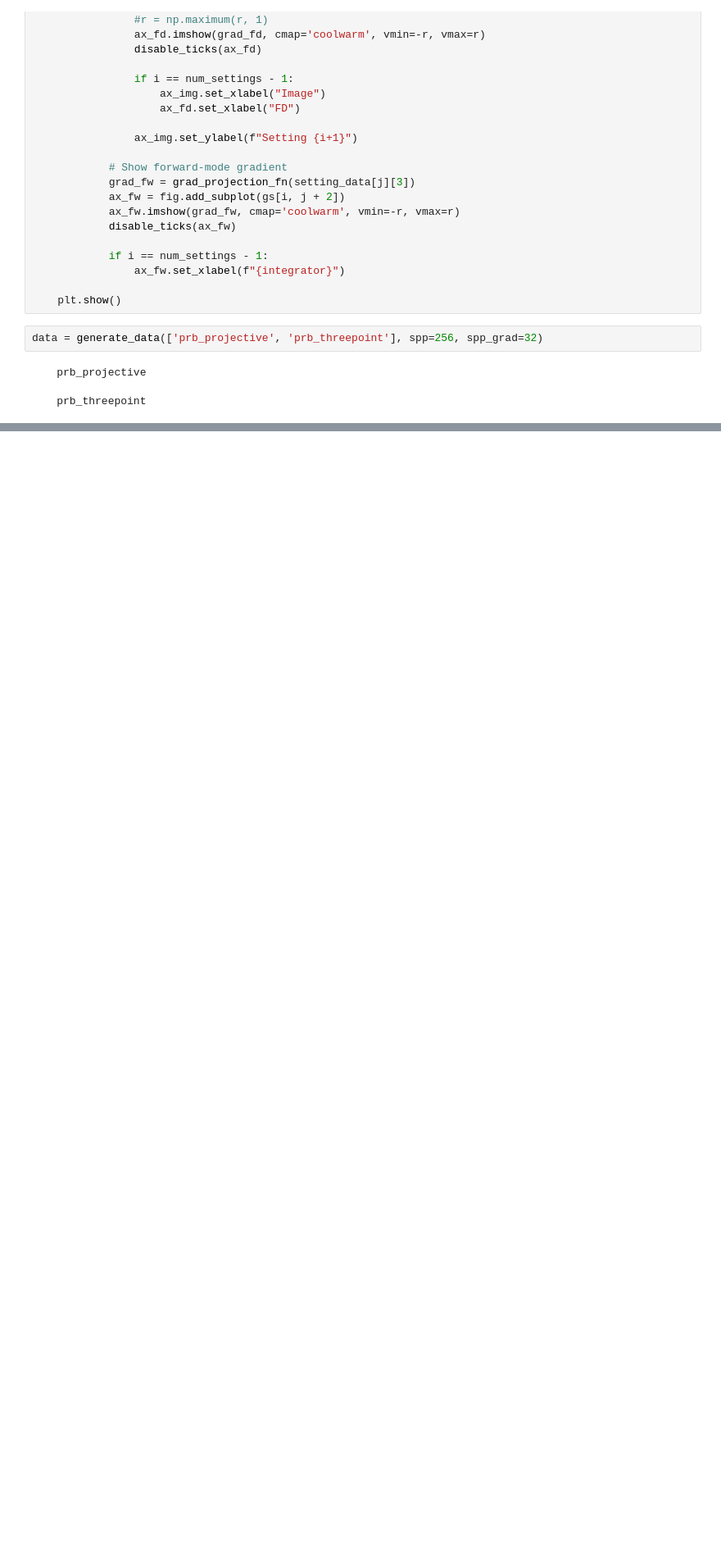
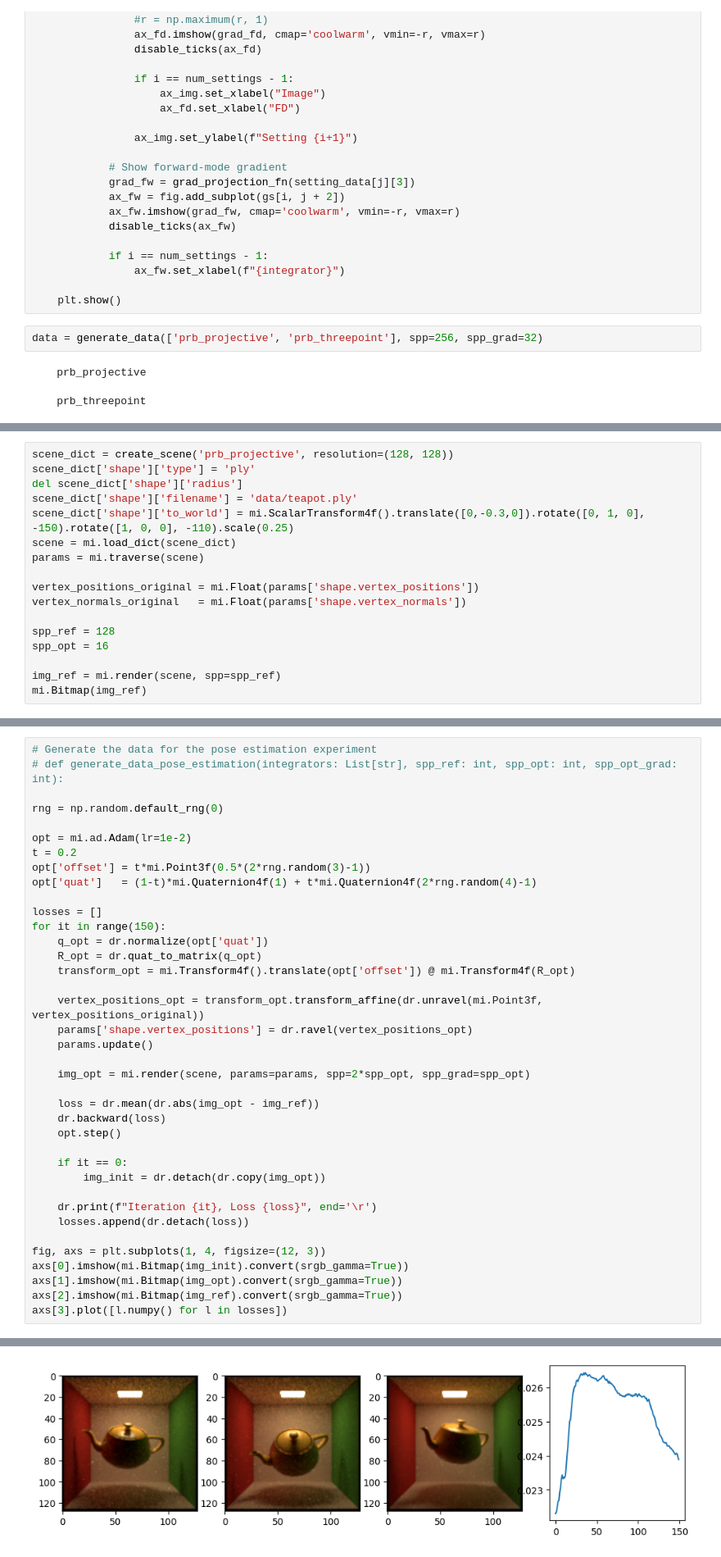
Before and after one commit to mworchel/mitsuba-missing-term, a Jupyter notebook: case_2_cornell_box.ipynb, the cells around one changed output, grey strips where cells are left out. Shown at 82% size. Saved outputs shown, nothing was run; the diff lists cells and outputs as text; blank space fills up the shorter version.

Commit message:
Add pose estimation

```diff
--- a/case_2_cornell_box.ipynb
+++ b/case_2_cornell_box.ipynb
@@ -133 +136,18 @@ Clipping input data to the valid range for imshow with RGB data ([0..1] for floa
 [figure]
+# %%
+scene_dict = create_scene('prb_projective', resolution=(128, 128))
+scene_dict['shape']['type'] = 'ply'
+del scene_dict['shape']['radius']
+scene_dict['shape']['filename'] = 'data/teapot.ply'
+scene_dict['shape']['to_world'] = mi.ScalarTransform4f().translate([0,-0.3,0]).rotate([0, 1, 0], -150).rotate([1, 0, 0], -110).scale(0.25)
+scene = mi.load_dict(scene_dict)
+params = mi.traverse(scene)
+
+vertex_positions_original = mi.Float(params['shape.vertex_positions'])
+vertex_normals_original   = mi.Float(params['shape.vertex_normals'])
+
+spp_ref = 128
+spp_opt = 16
+
+img_ref = mi.render(scene, spp=spp_ref)
+mi.Bitmap(img_ref)
@@ -133,0 +167,39 @@ Clipping input data to the valid range for imshow with RGB data ([0..1] for floa
+# %%
+# Generate the data for the pose estimation experiment
+# def generate_data_pose_estimation(integrators: List[str], spp_ref: int, spp_opt: int, spp_opt_grad: int):
+
+rng = np.random.default_rng(0)
+
+opt = mi.ad.Adam(lr=1e-2)
+t = 0.2
+opt['offset'] = t*mi.Point3f(0.5*(2*rng.random(3)-1))
+opt['quat']   = (1-t)*mi.Quaternion4f(1) + t*mi.Quaternion4f(2*rng.random(4)-1)
+
+losses = []
+for it in range(150):
+    q_opt = dr.normalize(opt['quat'])
+    R_opt = dr.quat_to_matrix(q_opt)
+    transform_opt = mi.Transform4f().translate(opt['offset']) @ mi.Transform4f(R_opt)
+
+    vertex_positions_opt = transform_opt.transform_affine(dr.unravel(mi.Point3f, vertex_positions_original))
+    params['shape.vertex_positions'] = dr.ravel(vertex_positions_opt)
+    params.update()
+
+    img_opt = mi.render(scene, params=params, spp=2*spp_opt, spp_grad=spp_opt)
+
+    loss = dr.mean(dr.abs(img_opt - img_ref))
+    dr.backward(loss)
+    opt.step()
+
+    if it == 0:
+        img_init = dr.detach(dr.copy(img_opt))
+
+    dr.print(f"Iteration {it}, Loss {loss}", end='\r')
+    losses.append(dr.detach(loss))
+
+fig, axs = plt.subplots(1, 4, figsize=(12, 3))
+axs[0].imshow(mi.Bitmap(img_init).convert(srgb_gamma=True))
+axs[1].imshow(mi.Bitmap(img_opt).convert(srgb_gamma=True))
+axs[2].imshow(mi.Bitmap(img_ref).convert(srgb_gamma=True))
+axs[3].plot([l.numpy() for l in losses])
+# %% [output]
@@ -133,0 +212 @@ Clipping input data to the valid range for imshow with RGB data ([0..1] for floa
+[figure, added]
```
Also changed, not shown: parts of 4 cells of this notebook, 1 other file.
